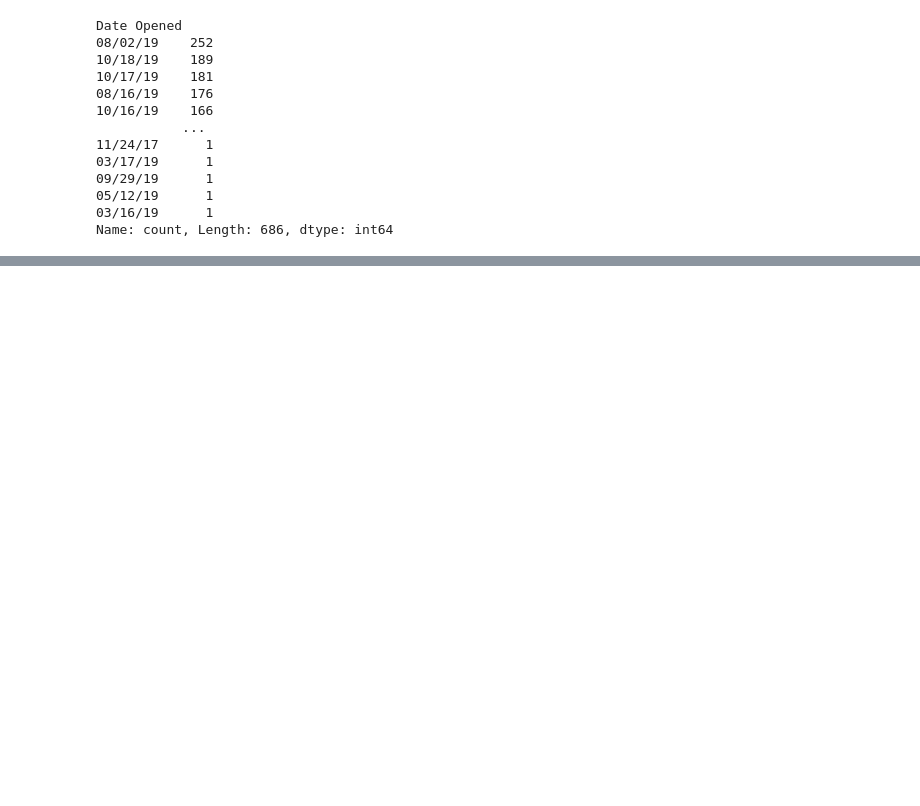
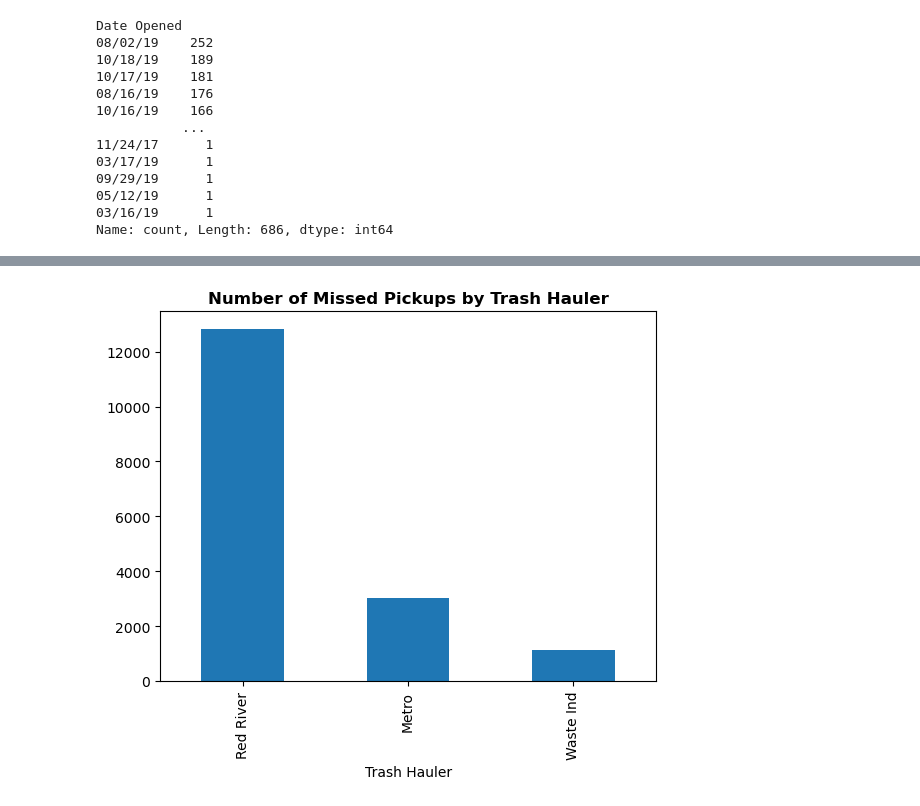
Before and after one commit to NSS-Full-Time-Data-Analytics-14/trash-haulers-heath, a Jupyter notebook: notebooks/heath_project.ipynb, the cells around one changed output, grey strips where cells are left out. Cells and saved outputs as stored; diff of their text form; code cells hidden in the pictures; blank space fills up the shorter version.

```diff
--- a/notebooks/heath_project.ipynb
+++ b/notebooks/heath_project.ipynb
@@ -256,0 +255,6 @@ trash_hauler_report
+# %%
+trash_hauler_report['miss'] = (trash_hauler_report['Description'].str.contains('miss', case = False) |
+                        trash_hauler_report['Request'].str.contains('miss', case = False))
+##trash_missed = trash_hauler_report
+# %%
+trash_missed = trash_hauler_report.loc[trash_hauler_report.miss == True]
@@ -256,0 +354,5 @@ trash_hauler_report
+# %%
+trash_missed['Trash Hauler'].value_counts().plot(kind = 'bar')
+plt.title('Number of Missed Pickups by Trash Hauler', fontweight = 'bold');
+# %% [output]
+[figure, added]
```
Also changed, not shown: parts of 37 cells of this notebook.
